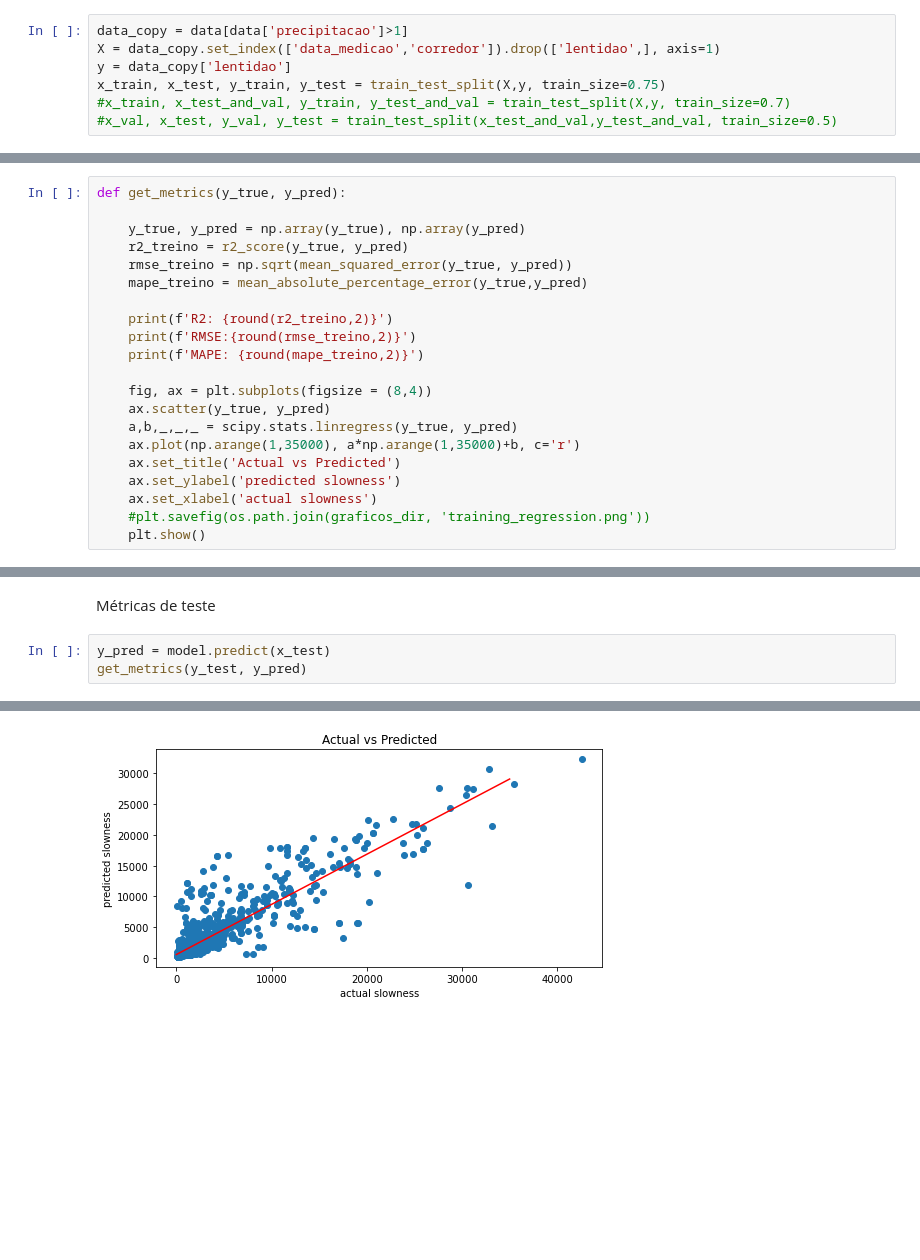
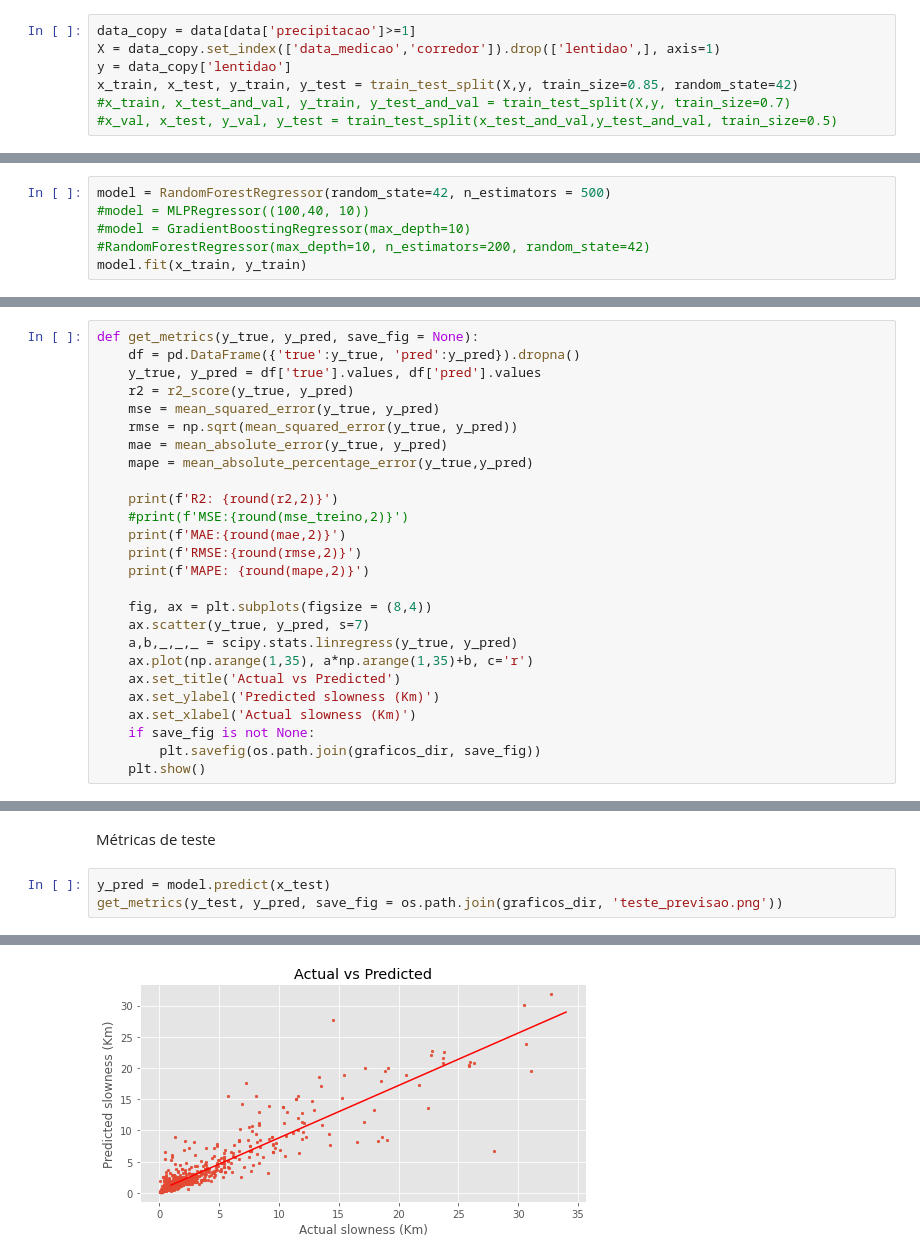
Before and after one commit to jeference/traffic-slowness-prediction, a Jupyter notebook: treina_modelo.ipynb, the cells around one changed output, grey strips where cells are left out. Drawn from its saved outputs; the diff is of its cells as text; blank space fills up the shorter version.

```diff
--- a/treina_modelo.ipynb
+++ b/treina_modelo.ipynb
@@ -23,9 +50,9 @@ data['data_medicao'] = pd.to_datetime(data['data_medicao'])
 # %% [markdown]
 #### Criando dados de treinamento
 # %%
-data_copy = data[data['precipitacao']>1]
+data_copy = data[data['precipitacao']>=1]
 X = data_copy.set_index(['data_medicao','corredor']).drop(['lentidao',], axis=1)
 y = data_copy['lentidao']
-x_train, x_test, y_train, y_test = train_test_split(X,y, train_size=0.75)
+x_train, x_test, y_train, y_test = train_test_split(X,y, train_size=0.85, random_state=42)
 #x_train, x_test_and_val, y_train, y_test_and_val = train_test_split(X,y, train_size=0.7)
 #x_val, x_test, y_val, y_test = train_test_split(x_test_and_val,y_test_and_val, train_size=0.5)
@@ -38,0 +59,6 @@ RandomForestRegressor()
+# %%
+model = RandomForestRegressor(random_state=42, n_estimators = 500)
+#model = MLPRegressor((100,40, 10))
+#model = GradientBoostingRegressor(max_depth=10)
+#RandomForestRegressor(max_depth=10, n_estimators=200, random_state=42)
+model.fit(x_train, y_train)
@@ -39,23 +67,28 @@ RandomForestRegressor()
 # %% [markdown]
 #### Função para gerar métricas
 # %%
-def get_metrics(y_true, y_pred):
+def get_metrics(y_true, y_pred, save_fig = None):
+    df = pd.DataFrame({'true':y_true, 'pred':y_pred}).dropna()
+    y_true, y_pred = df['true'].values, df['pred'].values
+    r2 = r2_score(y_true, y_pred)
+    mse = mean_squared_error(y_true, y_pred)
+    rmse = np.sqrt(mean_squared_error(y_true, y_pred))
+    mae = mean_absolute_error(y_true, y_pred)
+    mape = mean_absolute_percentage_error(y_true,y_pred)
 
-    y_true, y_pred = np.array(y_true), np.array(y_pred)
-    r2_treino = r2_score(y_true, y_pred)
-    rmse_treino = np.sqrt(mean_squared_error(y_true, y_pred))
-    mape_treino = mean_absolute_percentage_error(y_true,y_pred)
-
-    print(f'R2: {round(r2_treino,2)}')
-    print(f'RMSE:{round(rmse_treino,2)}')
-    print(f'MAPE: {round(mape_treino,2)}')
+    print(f'R2: {round(r2,2)}')
+    #print(f'MSE:{round(mse_treino,2)}')
+    print(f'MAE:{round(mae,2)}')
+    print(f'RMSE:{round(rmse,2)}')
+    print(f'MAPE: {round(mape,2)}')
 
     fig, ax = plt.subplots(figsize = (8,4))
-    ax.scatter(y_true, y_pred)
+    ax.scatter(y_true, y_pred, s=7)
     a,b,_,_,_ = scipy.stats.linregress(y_true, y_pred)
-    ax.plot(np.arange(1,35000), a*np.arange(1,35000)+b, c='r')
+    ax.plot(np.arange(1,35), a*np.arange(1,35)+b, c='r')
     ax.set_title('Actual vs Predicted')
-    ax.set_ylabel('predicted slowness')
-    ax.set_xlabel('actual slowness')
-    #plt.savefig(os.path.join(graficos_dir, 'training_regression.png'))
+    ax.set_ylabel('Predicted slowness (Km)')
+    ax.set_xlabel('Actual slowness (Km)')
+    if save_fig is not None:
+        plt.savefig(os.path.join(graficos_dir, save_fig))
     plt.show()
@@ -73,5 +174,5 @@ MAPE: 0.19
 Métricas de teste
 # %%
 y_pred = model.predict(x_test)
-get_metrics(y_test, y_pred)
+get_metrics(y_test, y_pred, save_fig = os.path.join(graficos_dir, 'teste_previsao.png'))
 # %% [output]
@@ -81 +183 @@ MAPE: 0.44
-[figure, old version]
+[figure, new version]
```
Also changed, not shown: parts of 29 cells of this notebook, 2 other files.
